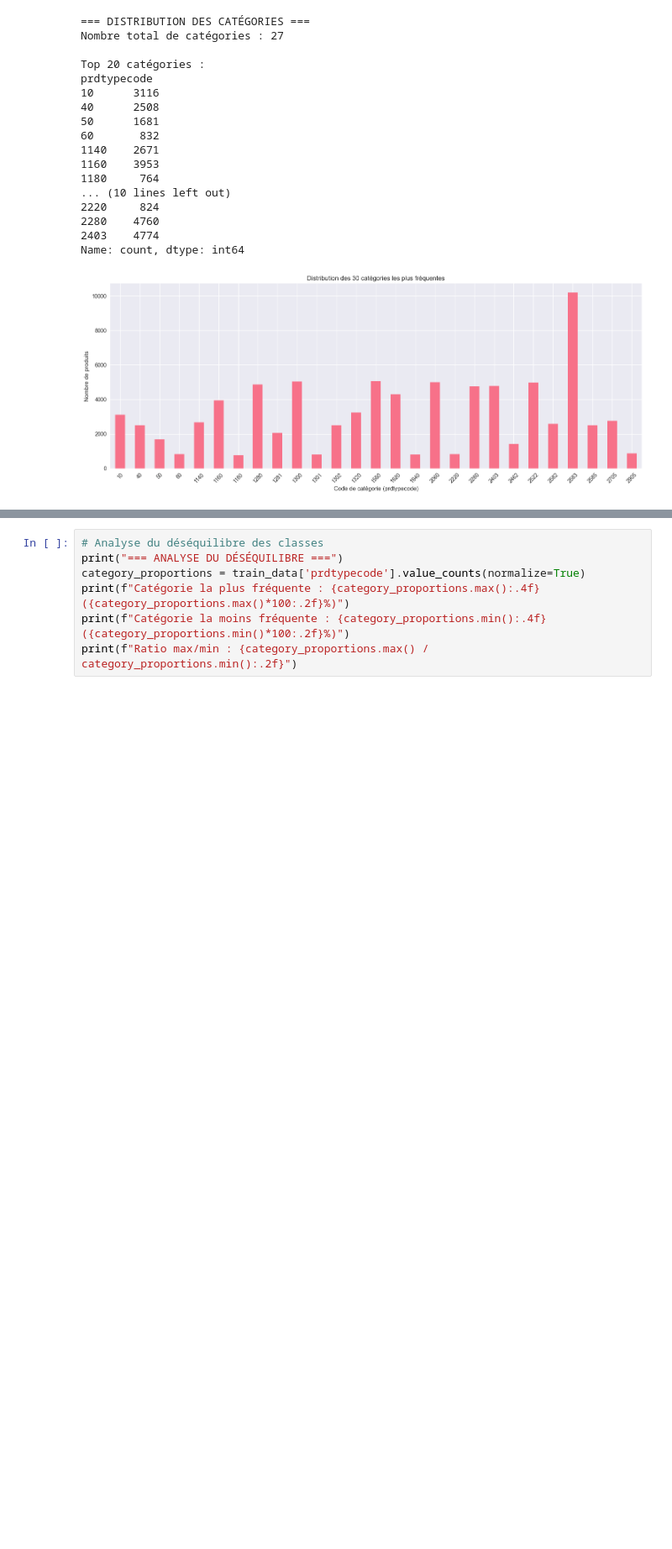
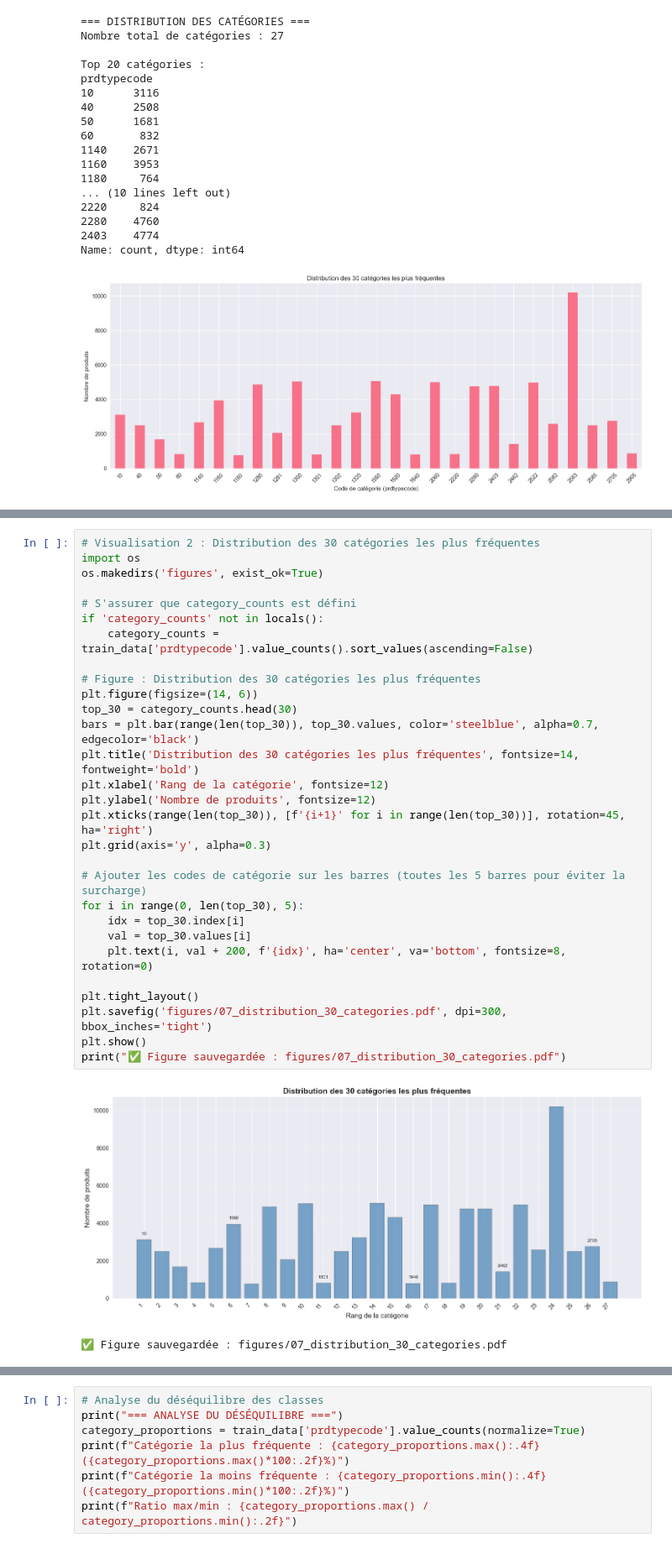
Before and after one commit to mobadata/classification-produits-rakuten, a Jupyter notebook: 01_exploration_et_nettoyage_textes.ipynb, the cells around one changed output, grey strips where cells are left out. Shown at 84% size. Saved outputs shown, nothing was run; the diff lists cells and outputs as text; blank space fills up the shorter version.

```diff
--- a/01_exploration_et_nettoyage_textes.ipynb
+++ b/01_exploration_et_nettoyage_textes.ipynb
@@ -207,0 +329,32 @@ Name: count, dtype: int64
+# %%
+# Visualisation 2 : Distribution des 30 catégories les plus fréquentes
+import os
+os.makedirs('figures', exist_ok=True)
+
+# S'assurer que category_counts est défini
+if 'category_counts' not in locals():
+    category_counts = train_data['prdtypecode'].value_counts().sort_values(ascending=False)
+
+# Figure : Distribution des 30 catégories les plus fréquentes
+plt.figure(figsize=(14, 6))
+top_30 = category_counts.head(30)
+bars = plt.bar(range(len(top_30)), top_30.values, color='steelblue', alpha=0.7, edgecolor='black')
+plt.title('Distribution des 30 catégories les plus fréquentes', fontsize=14, fontweight='bold')
+plt.xlabel('Rang de la catégorie', fontsize=12)
+plt.ylabel('Nombre de produits', fontsize=12)
+plt.xticks(range(len(top_30)), [f'{i+1}' for i in range(len(top_30))], rotation=45, ha='right')
+plt.grid(axis='y', alpha=0.3)
+
+# Ajouter les codes de catégorie sur les barres (toutes les 5 barres pour éviter la surcharge)
+for i in range(0, len(top_30), 5):
+    idx = top_30.index[i]
+    val = top_30.values[i]
+    plt.text(i, val + 200, f'{idx}', ha='center', va='bottom', fontsize=8, rotation=0)
+
+plt.tight_layout()
+plt.savefig('figures/07_distribution_30_categories.pdf', dpi=300, bbox_inches='tight')
+plt.show()
+print("✅ Figure sauvegardée : figures/07_distribution_30_categories.pdf")
+# %% [output]
+[figure, added]
+✅ Figure sauvegardée : figures/07_distribution_30_categories.pdf
```
Also changed, not shown: parts of 14 cells of this notebook, 34 other files.
